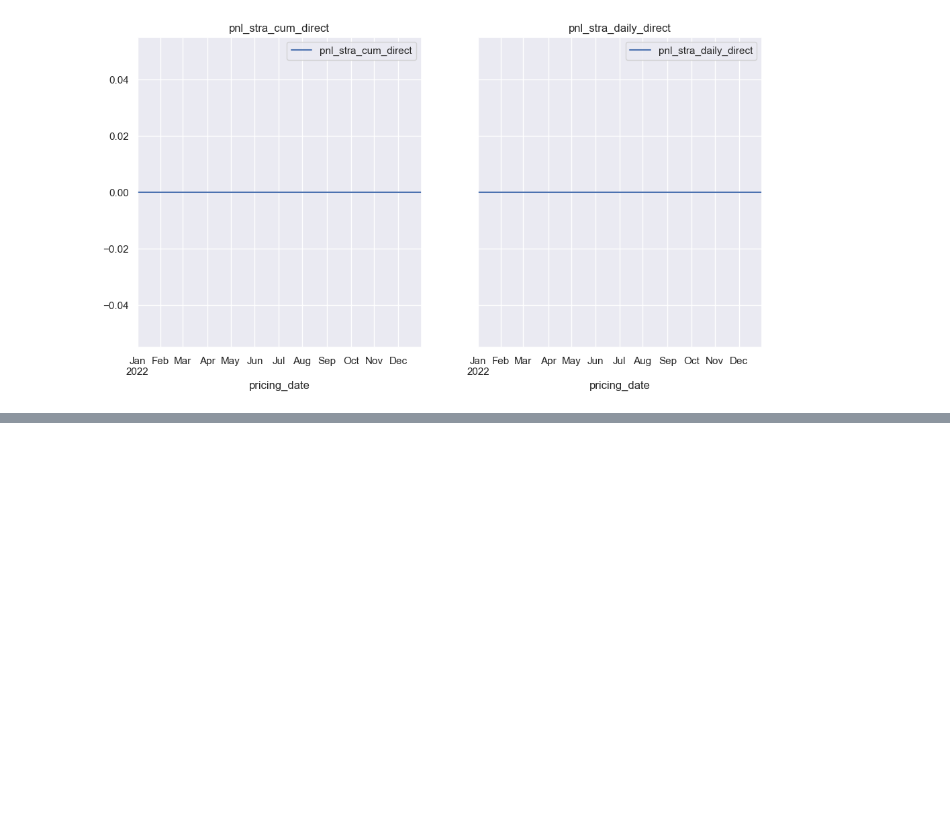
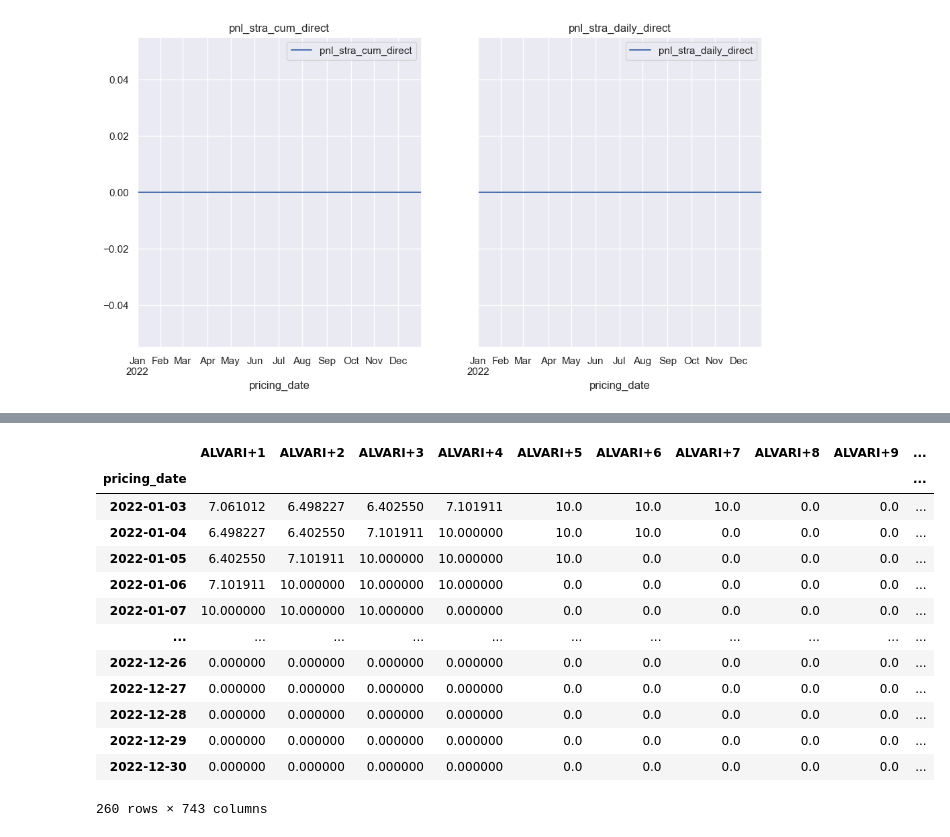
Before and after one commit to dissagaliyeva/python_pipeline_postgres, a Jupyter notebook: shap_recursive_t-N_predict/t+10_predict.ipynb, the cells around one changed output, grey strips where cells are left out. Drawn from its saved outputs; the diff is of its cells as text; code cells hidden in the pictures; blank space fills up the shorter version.

```diff
--- a/shap_recursive_t-N_predict/t+10_predict.ipynb
+++ b/shap_recursive_t-N_predict/t+10_predict.ipynb
@@ -617,0 +1085,22 @@ pricing_date                              ...
+# %%
+target_features = results['target_feature'].get_target_feature('2023-01-01', '2022-01-01', True)[['actual_zscore', 'actual_rsi', 'actual_rolling']]
+target_features = target_features.shift(1, fill_value=0)
+
+features[['actual_zscore', 'actual_rsi', 'actual_rolling']] = target_features
+features = features.astype(float)
+features
+# %% [output]
+|  | ALVARI+1 | ALVARI+2 | ALVARI+3 | ALVARI+4 | ALVARI+5 | ALVARI+6 | ALVARI+7 | ALVARI+8 | ALVARI+9 | ... |
+| pricing_date |  |  |  |  |  |  |  |  |  | ... |
+| 2022-01-03 | 7.061012 | 6.498227 | 6.402550 | 7.101911 | 10.0 | 10.0 | 10.0 | 0.0 | 0.0 | ... |
+| 2022-01-04 | 6.498227 | 6.402550 | 7.101911 | 10.000000 | 10.0 | 10.0 | 0.0 | 0.0 | 0.0 | ... |
+| 2022-01-05 | 6.402550 | 7.101911 | 10.000000 | 10.000000 | 10.0 | 0.0 | 0.0 | 0.0 | 0.0 | ... |
+| 2022-01-06 | 7.101911 | 10.000000 | 10.000000 | 10.000000 | 0.0 | 0.0 | 0.0 | 0.0 | 0.0 | ... |
+| 2022-01-07 | 10.000000 | 10.000000 | 10.000000 | 0.000000 | 0.0 | 0.0 | 0.0 | 0.0 | 0.0 | ... |
+| ... | ... | ... | ... | ... | ... | ... | ... | ... | ... | ... |
+| 2022-12-26 | 0.000000 | 0.000000 | 0.000000 | 0.000000 | 0.0 | 0.0 | 0.0 | 0.0 | 0.0 | ... |
+| 2022-12-27 | 0.000000 | 0.000000 | 0.000000 | 0.000000 | 0.0 | 0.0 | 0.0 | 0.0 | 0.0 | ... |
+| 2022-12-28 | 0.000000 | 0.000000 | 0.000000 | 0.000000 | 0.0 | 0.0 | 0.0 | 0.0 | 0.0 | ... |
+| 2022-12-29 | 0.000000 | 0.000000 | 0.000000 | 0.000000 | 0.0 | 0.0 | 0.0 | 0.0 | 0.0 | ... |
+| 2022-12-30 | 0.000000 | 0.000000 | 0.000000 | 0.000000 | 0.0 | 0.0 | 0.0 | 0.0 | 0.0 | ... |
+260 rows × 743 columns
```
Also changed, not shown: parts of 19 cells of this notebook, 4 other files.
